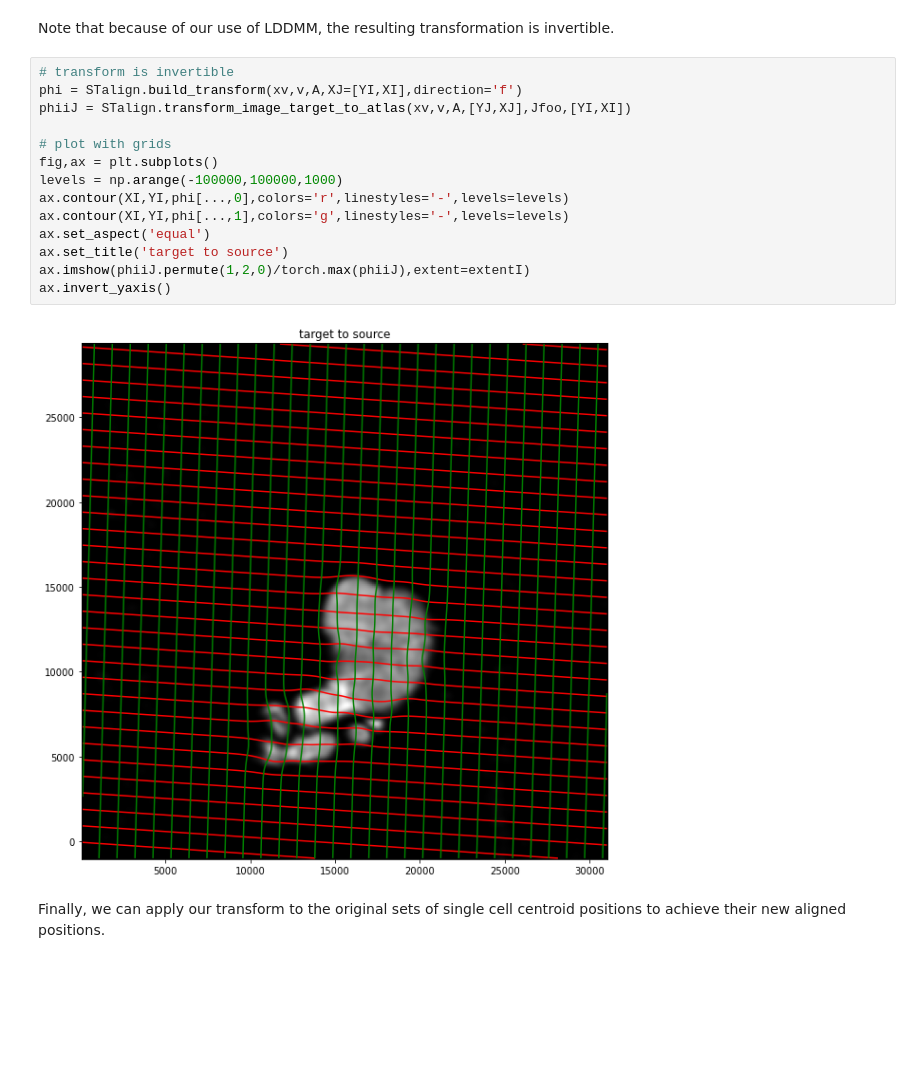
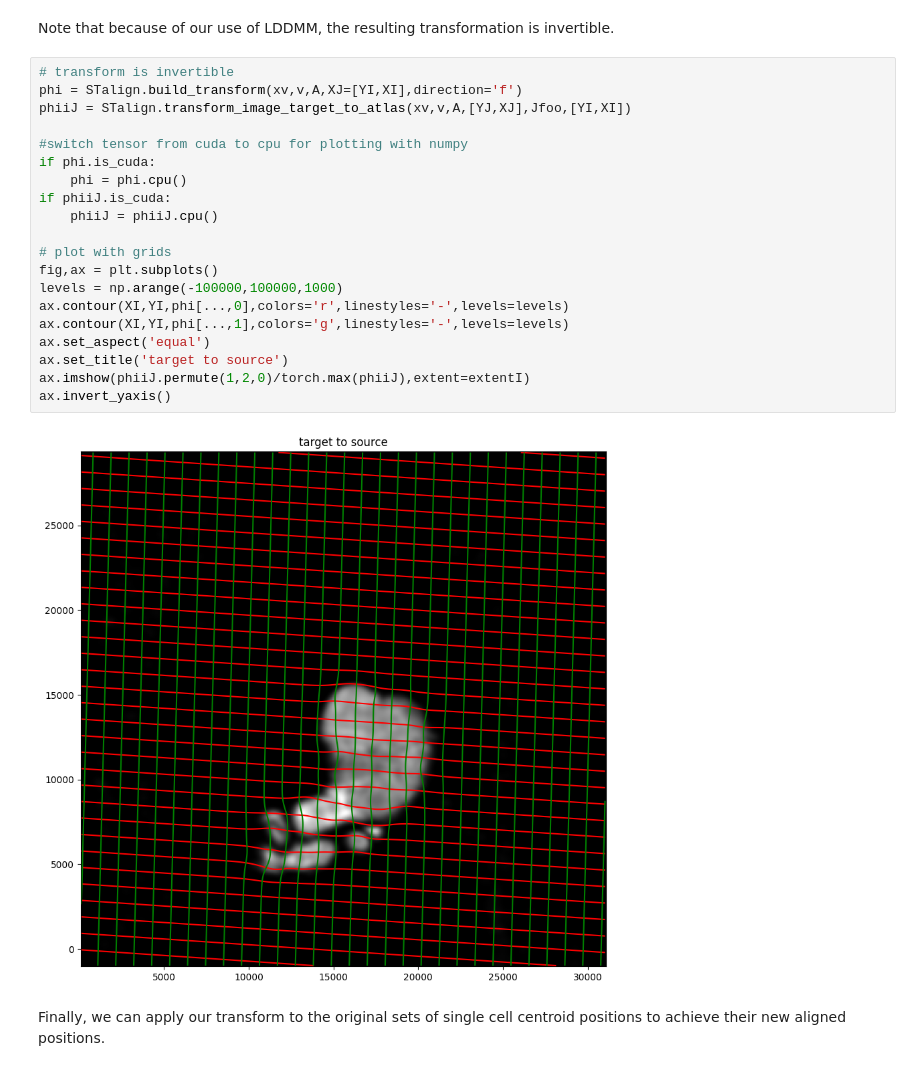
Before and after one commit to JEFworks-Lab/STalign, a Jupyter notebook: docs/notebooks/heart-alignment.ipynb, the cells around one changed output. Saved outputs shown, nothing was run; the diff lists cells and outputs as text; blank space fills up the shorter version.

```diff
--- a/docs/notebooks/heart-alignment.ipynb
+++ b/docs/notebooks/heart-alignment.ipynb
@@ -198,19 +217,25 @@ Note that because of our use of LDDMM, the resulting transformation is invertibl
 # %%
 # transform is invertible
 phi = STalign.build_transform(xv,v,A,XJ=[YI,XI],direction='f')
 phiiJ = STalign.transform_image_target_to_atlas(xv,v,A,[YJ,XJ],Jfoo,[YI,XI])
+
+#switch tensor from cuda to cpu for plotting with numpy
+if phi.is_cuda:
+    phi = phi.cpu()
+if phiiJ.is_cuda:
+    phiiJ = phiiJ.cpu()
 
 # plot with grids
 fig,ax = plt.subplots()
 levels = np.arange(-100000,100000,1000)
 ax.contour(XI,YI,phi[...,0],colors='r',linestyles='-',levels=levels)
 ax.contour(XI,YI,phi[...,1],colors='g',linestyles='-',levels=levels)
 ax.set_aspect('equal')
 ax.set_title('target to source')
 ax.imshow(phiiJ.permute(1,2,0)/torch.max(phiiJ),extent=extentI)
 ax.invert_yaxis()
 # %% [output]
-[figure, old version]
+[figure, new version]
 # %% [markdown]
 Finally, we can apply our transform to the original sets of single cell centroid positions to achieve their new aligned positions.
 # %%
```
Also changed, not shown: parts of 16 cells of this notebook.
